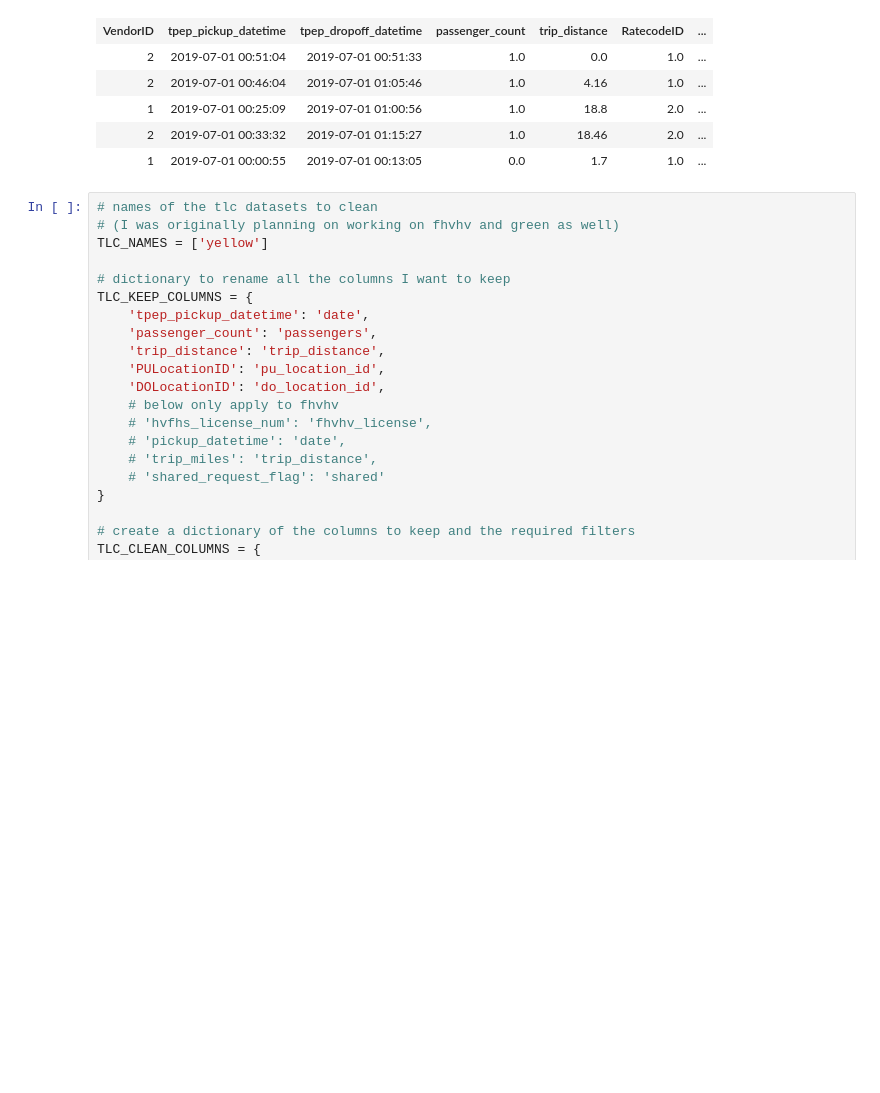
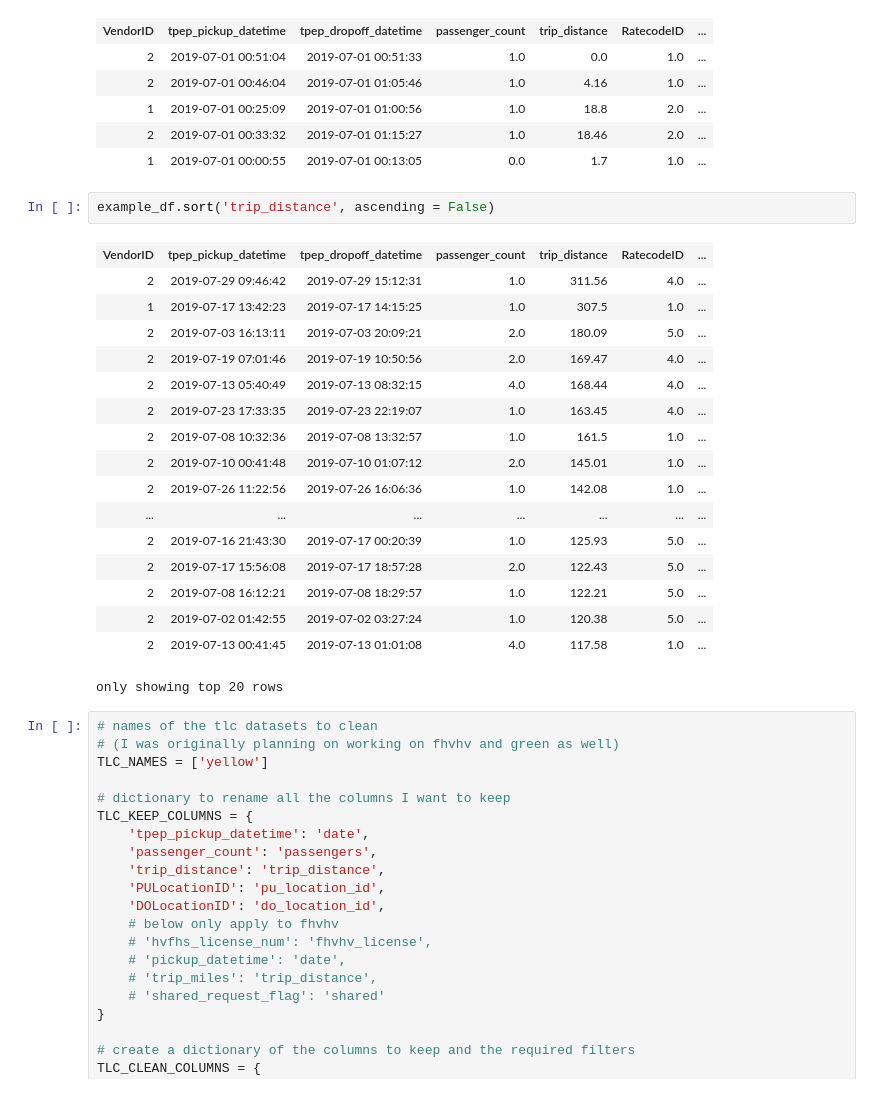
Before and after one commit to MAST30034-Applied-Data-Science/mast30034-project-1-DigitalData, a Jupyter notebook: notebooks/preprocessing_part_1_cleaning.ipynb, the cells around one changed output. Saved outputs shown, nothing was run; the diff lists cells and outputs as text; blank space fills up the shorter version.

```diff
--- a/notebooks/preprocessing_part_1_cleaning.ipynb
+++ b/notebooks/preprocessing_part_1_cleaning.ipynb
@@ -63,6 +64,26 @@ example_df.limit(5)
 | 1 | 2019-07-01 00:25:09 | 2019-07-01 01:00:56 | 1.0 | 18.8 | 2.0 | ... |
 | 2 | 2019-07-01 00:33:32 | 2019-07-01 01:15:27 | 1.0 | 18.46 | 2.0 | ... |
 | 1 | 2019-07-01 00:00:55 | 2019-07-01 00:13:05 | 0.0 | 1.7 | 1.0 | ... |
+# %%
+example_df.sort('trip_distance', ascending = False)
+# %% [output]
+| VendorID | tpep_pickup_datetime | tpep_dropoff_datetime | passenger_count | trip_distance | RatecodeID | ... |
+| 2 | 2019-07-29 09:46:42 | 2019-07-29 15:12:31 | 1.0 | 311.56 | 4.0 | ... |
+| 1 | 2019-07-17 13:42:23 | 2019-07-17 14:15:25 | 1.0 | 307.5 | 1.0 | ... |
+| 2 | 2019-07-03 16:13:11 | 2019-07-03 20:09:21 | 2.0 | 180.09 | 5.0 | ... |
+| 2 | 2019-07-19 07:01:46 | 2019-07-19 10:50:56 | 2.0 | 169.47 | 4.0 | ... |
+| 2 | 2019-07-13 05:40:49 | 2019-07-13 08:32:15 | 4.0 | 168.44 | 4.0 | ... |
+| 2 | 2019-07-23 17:33:35 | 2019-07-23 22:19:07 | 1.0 | 163.45 | 4.0 | ... |
+| 2 | 2019-07-08 10:32:36 | 2019-07-08 13:32:57 | 1.0 | 161.5 | 1.0 | ... |
+| 2 | 2019-07-10 00:41:48 | 2019-07-10 01:07:12 | 2.0 | 145.01 | 1.0 | ... |
+| 2 | 2019-07-26 11:22:56 | 2019-07-26 16:06:36 | 1.0 | 142.08 | 1.0 | ... |
+| ... | ... | ... | ... | ... | ... | ... |
+| 2 | 2019-07-16 21:43:30 | 2019-07-17 00:20:39 | 1.0 | 125.93 | 5.0 | ... |
+| 2 | 2019-07-17 15:56:08 | 2019-07-17 18:57:28 | 2.0 | 122.43 | 5.0 | ... |
+| 2 | 2019-07-08 16:12:21 | 2019-07-08 18:29:57 | 1.0 | 122.21 | 5.0 | ... |
+| 2 | 2019-07-02 01:42:55 | 2019-07-02 03:27:24 | 1.0 | 120.38 | 5.0 | ... |
+| 2 | 2019-07-13 00:41:45 | 2019-07-13 01:01:08 | 4.0 | 117.58 | 1.0 | ... |
+only showing top 20 rows
 # %%
 # names of the tlc datasets to clean
 # (I was originally planning on working on fhvhv and green as well)
```
Also changed, not shown: parts of 2 cells of this notebook, 17 other files.
